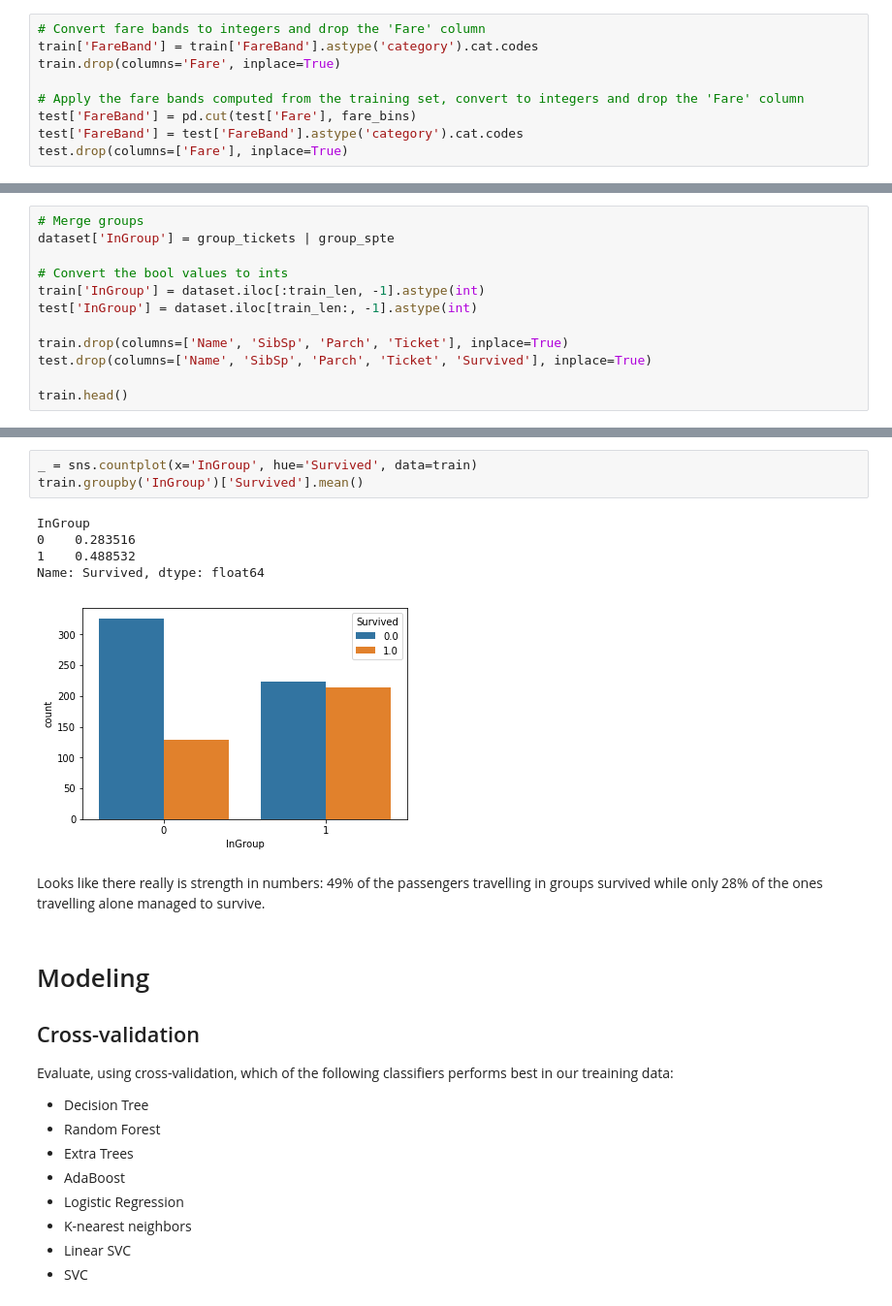
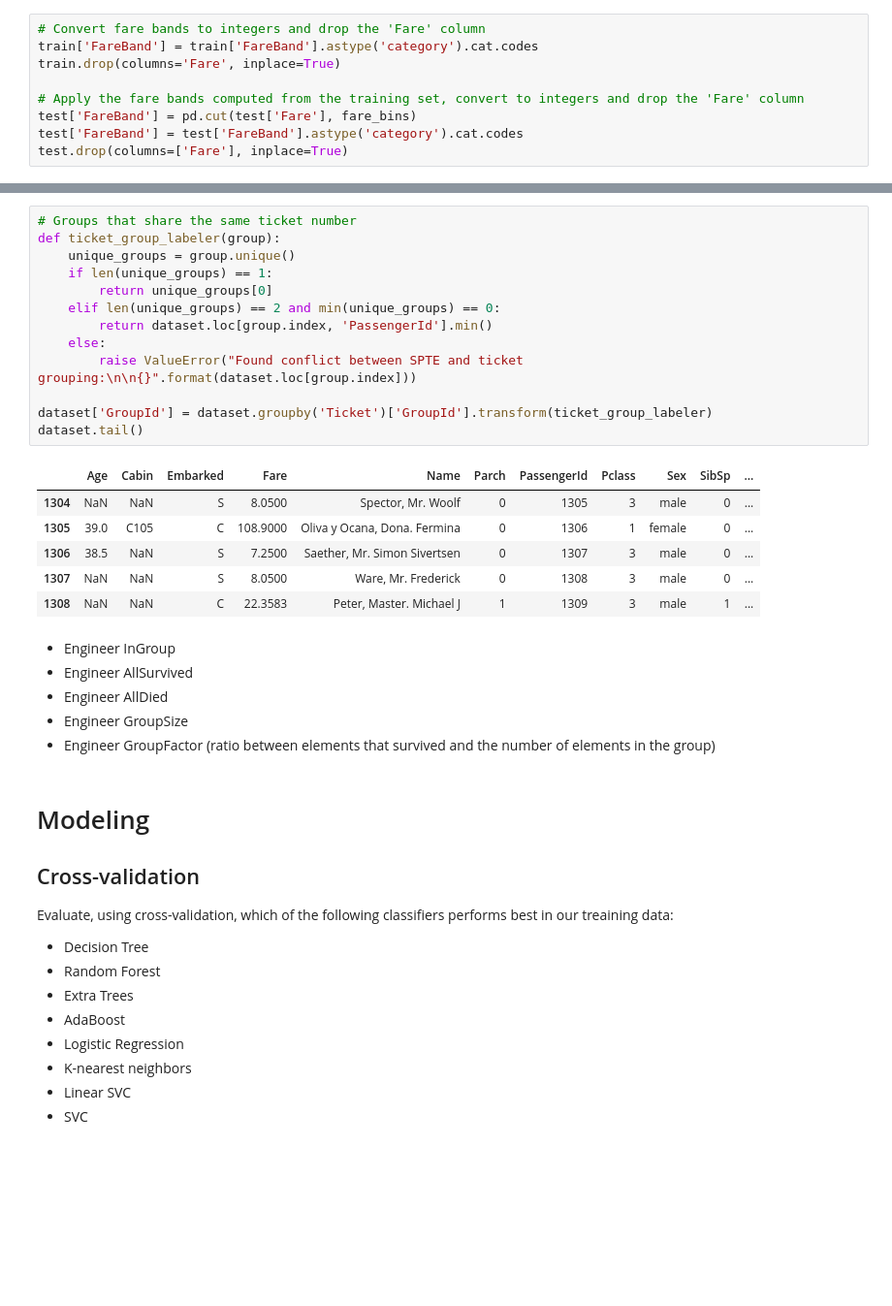
Before and after one commit to davidtvs/kaggle-titanic, a Jupyter notebook: surviving-the-titanic.ipynb, the cells around one changed output, grey strips where cells are left out. Shown: that part at 97% size. Cells and saved outputs as stored; diff of their text form; blank space fills up the shorter version.

```diff
--- a/surviving-the-titanic.ipynb
+++ b/surviving-the-titanic.ipynb
@@ -421,12 +436,0 @@ Add the `InGroup` feature to the `train` and `test` datasets. Also drop the feat
-# %%
-# Merge groups
-dataset['InGroup'] = group_tickets | group_spte
-
-# Convert the bool values to ints
-train['InGroup'] = dataset.iloc[:train_len, -1].astype(int)
-test['InGroup'] = dataset.iloc[train_len:, -1].astype(int)
-
-train.drop(columns=['Name', 'SibSp', 'Parch', 'Ticket'], inplace=True)
-test.drop(columns=['Name', 'SibSp', 'Parch', 'Ticket', 'Survived'], inplace=True)
-
-train.head()
@@ -440,14 +437,29 @@ train.head()
-# %%
-_ = sns.countplot(x='InGroup', hue='Survived', data=train)
-train.groupby('InGroup')['Survived'].mean()
-# %% [output]
-InGroup
-0    0.283516
-1    0.488532
-Name: Survived, dtype: float64
-[figure, removed]
-# %% [markdown]
-Looks like there really is strength in numbers: 49% of the passengers travelling in groups survived while only 28% of the ones travelling alone managed to survive.
+# %%
+# Groups that share the same ticket number
+def ticket_group_labeler(group):
+    unique_groups = group.unique()
+    if len(unique_groups) == 1:
+        return unique_groups[0]
+    elif len(unique_groups) == 2 and min(unique_groups) == 0:
+        return dataset.loc[group.index, 'PassengerId'].min()
+    else:
+        raise ValueError("Found conflict between SPTE and ticket grouping:\n\n{}".format(dataset.loc[group.index]))
+
+dataset['GroupId'] = dataset.groupby('Ticket')['GroupId'].transform(ticket_group_labeler)
+dataset.tail()
+# %% [output]
+|  | Age | Cabin | Embarked | Fare | Name | Parch | PassengerId | Pclass | Sex | SibSp | ... |
+| 1304 | NaN | NaN | S | 8.0500 | Spector, Mr. Woolf | 0 | 1305 | 3 | male | 0 | ... |
+| 1305 | 39.0 | C105 | C | 108.9000 | Oliva y Ocana, Dona. Fermina | 0 | 1306 | 1 | female | 0 | ... |
+| 1306 | 38.5 | NaN | S | 7.2500 | Saether, Mr. Simon Sivertsen | 0 | 1307 | 3 | male | 0 | ... |
+| 1307 | NaN | NaN | S | 8.0500 | Ware, Mr. Frederick | 0 | 1308 | 3 | male | 0 | ... |
+| 1308 | NaN | NaN | C | 22.3583 | Peter, Master. Michael J | 1 | 1309 | 3 | male | 1 | ... |
+# %% [markdown]
+- Engineer InGroup
+- Engineer AllSurvived
+- Engineer AllDied
+- Engineer GroupSize
+- Engineer GroupFactor (ratio between elements that survived and the number of elements in the group)
 # %% [markdown]
 # Modeling
 
```
Also changed, not shown: parts of 21 cells of this notebook.
